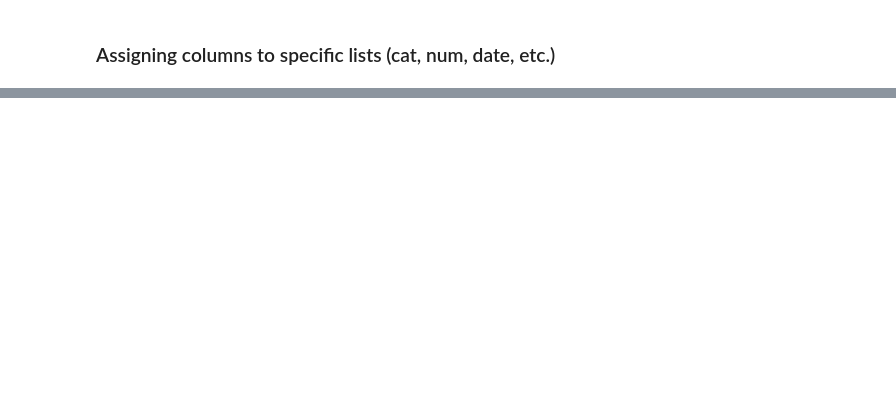
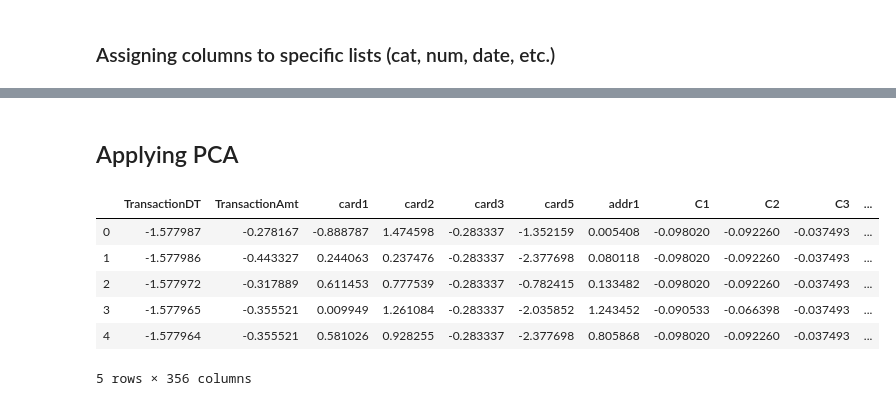
Before and after one commit to kirahman2/fraud_detection, a Jupyter notebook: Fraud Detection EDA.ipynb, the cells around one changed output, grey strips where cells are left out. Cells and saved outputs as stored; diff of their text form; code cells hidden in the pictures; blank space fills up the shorter version.

```diff
--- a/Fraud Detection EDA.ipynb
+++ b/Fraud Detection EDA.ipynb
@@ -260,0 +315,15 @@ pp.df_train.head(5)
+# %% [markdown]
+## Applying PCA
+# %%
+# apply PCA here
+from sklearn.preprocessing import StandardScaler
+scaled_X = StandardScaler().fit_transform(X)
+pd.DataFrame(scaled_X, columns=X.columns).head()
+# %% [output]
+|  | TransactionDT | TransactionAmt | card1 | card2 | card3 | card5 | addr1 | C1 | C2 | C3 | ... |
+| 0 | -1.577987 | -0.278167 | -0.888787 | 1.474598 | -0.283337 | -1.352159 | 0.005408 | -0.098020 | -0.092260 | -0.037493 | ... |
+| 1 | -1.577986 | -0.443327 | 0.244063 | 0.237476 | -0.283337 | -2.377698 | 0.080118 | -0.098020 | -0.092260 | -0.037493 | ... |
+| 2 | -1.577972 | -0.317889 | 0.611453 | 0.777539 | -0.283337 | -0.782415 | 0.133482 | -0.098020 | -0.092260 | -0.037493 | ... |
+| 3 | -1.577965 | -0.355521 | 0.009949 | 1.261084 | -0.283337 | -2.035852 | 1.243452 | -0.090533 | -0.066398 | -0.037493 | ... |
+| 4 | -1.577964 | -0.355521 | 0.581026 | 0.928255 | -0.283337 | -2.377698 | 0.805868 | -0.098020 | -0.092260 | -0.037493 | ... |
+5 rows × 356 columns
```
Also changed, not shown: parts of 49 cells of this notebook.
